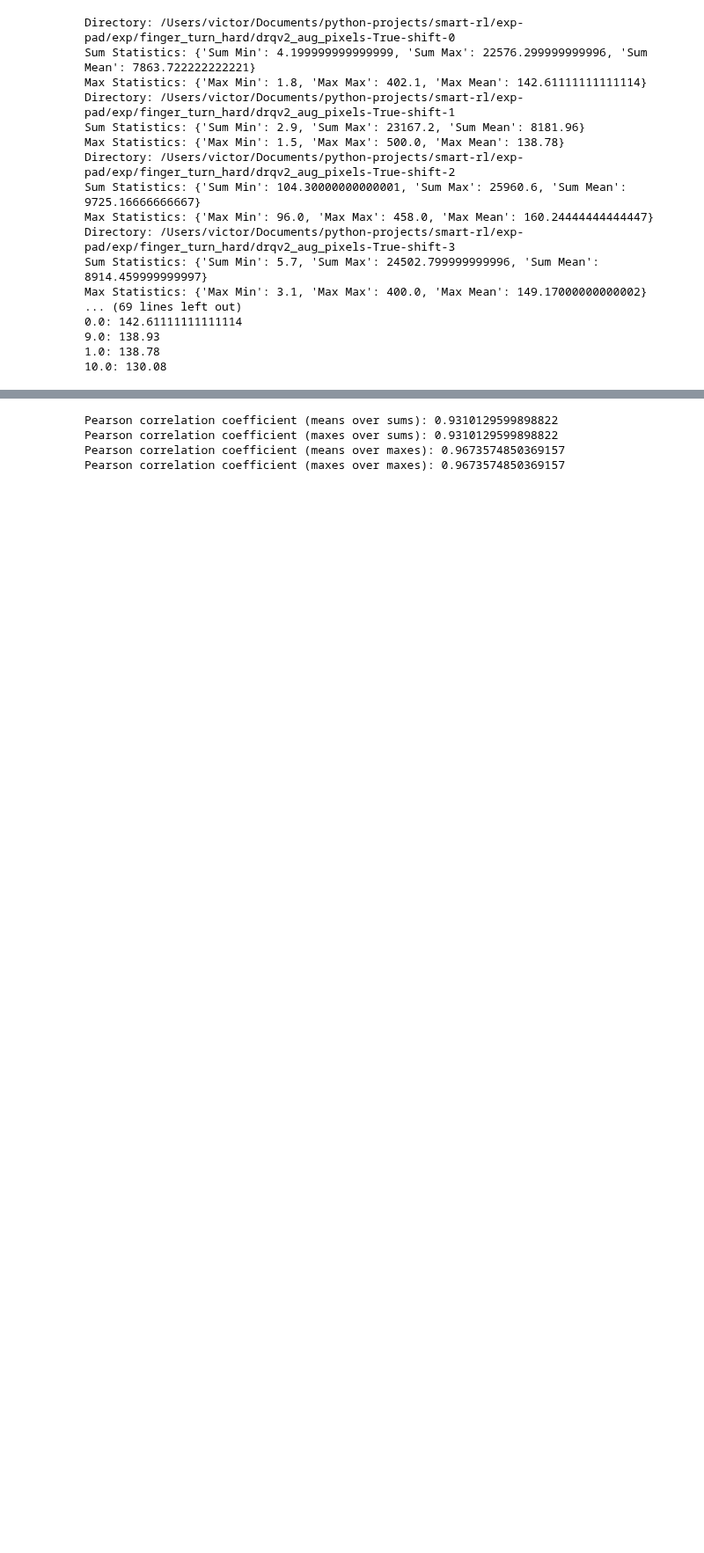
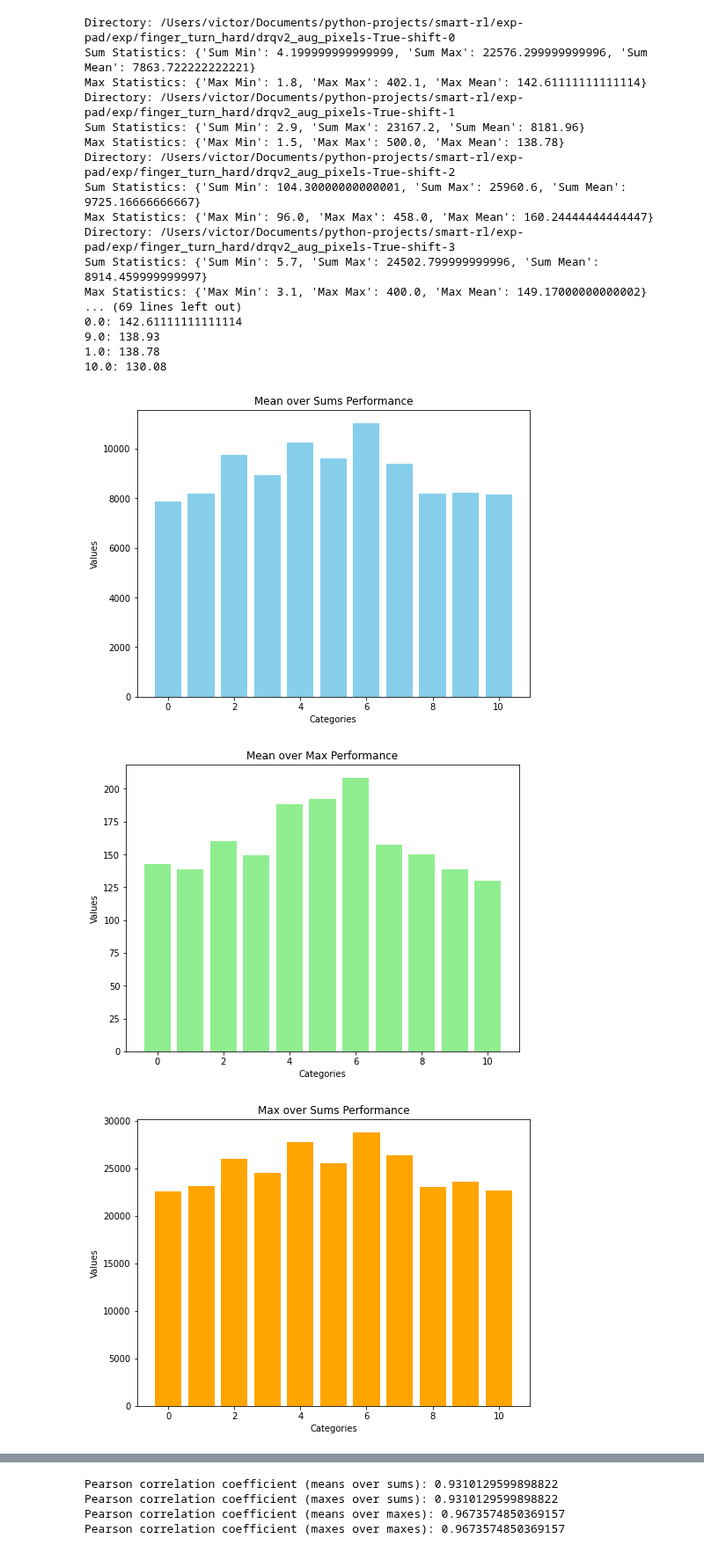
Before and after one commit to vBarbaros/smart-rl, a Jupyter notebook: notebooks/exp-pad-all-stats-finger-turn-hard.ipynb, the cells around one changed output, grey strips where cells are left out. Shown at 88% size. Cells and saved outputs as stored; diff of their text form; code cells hidden in the pictures; blank space fills up the shorter version.

```diff
--- a/notebooks/exp-pad-all-stats-finger-turn-hard.ipynb
+++ b/notebooks/exp-pad-all-stats-finger-turn-hard.ipynb
@@ -81,3 +81,45 @@ Max Statistics: {'Max Min': 3.1, 'Max Max': 400.0, 'Max Mean': 149.1700000000000
 9.0: 138.93
 1.0: 138.78
 10.0: 130.08
+# %%
+categories = list(mean_vals_over_sums_performance.keys())
+mean_sums_values = list(mean_vals_over_sums_performance.values())
+mean_max_values = list(mean_vals_over_max_performance.values())
+max_sums_values = list(max_vals_over_sums_performance.values())
+max_max_values = list(max_vals_over_max_performance.values())
+
+# Plot for mean_sums_values
+plt.figure(figsize=(8, 6))
+plt.bar(categories, mean_sums_values, color='skyblue')
+plt.title('Mean over Sums Performance')
+plt.xlabel('Categories')
+plt.ylabel('Values')
+plt.show()
+
+# Plot for mean_max_values
+plt.figure(figsize=(8, 6))
+plt.bar(categories, mean_max_values, color='lightgreen')
+plt.title('Mean over Max Performance')
+plt.xlabel('Categories')
+plt.ylabel('Values')
+plt.show()
+
+# Plot for max_sums_values
+plt.figure(figsize=(8, 6))
+plt.bar(categories, max_sums_values, color='orange')
+plt.title('Max over Sums Performance')
+plt.xlabel('Categories')
+plt.ylabel('Values')
+plt.show()
+
+# Plot for max_max_values
+plt.figure(figsize=(8, 6))
+plt.bar(categories, max_max_values, color='red')
+plt.title('Max over Max Performance')
+plt.xlabel('Categories')
+plt.ylabel('Values')
+plt.show()
+# %% [output]
+[figure, added]
+[figure, added]
+[figure, added]
```
Also changed, not shown: parts of 2 cells of this notebook, 5 other files.
